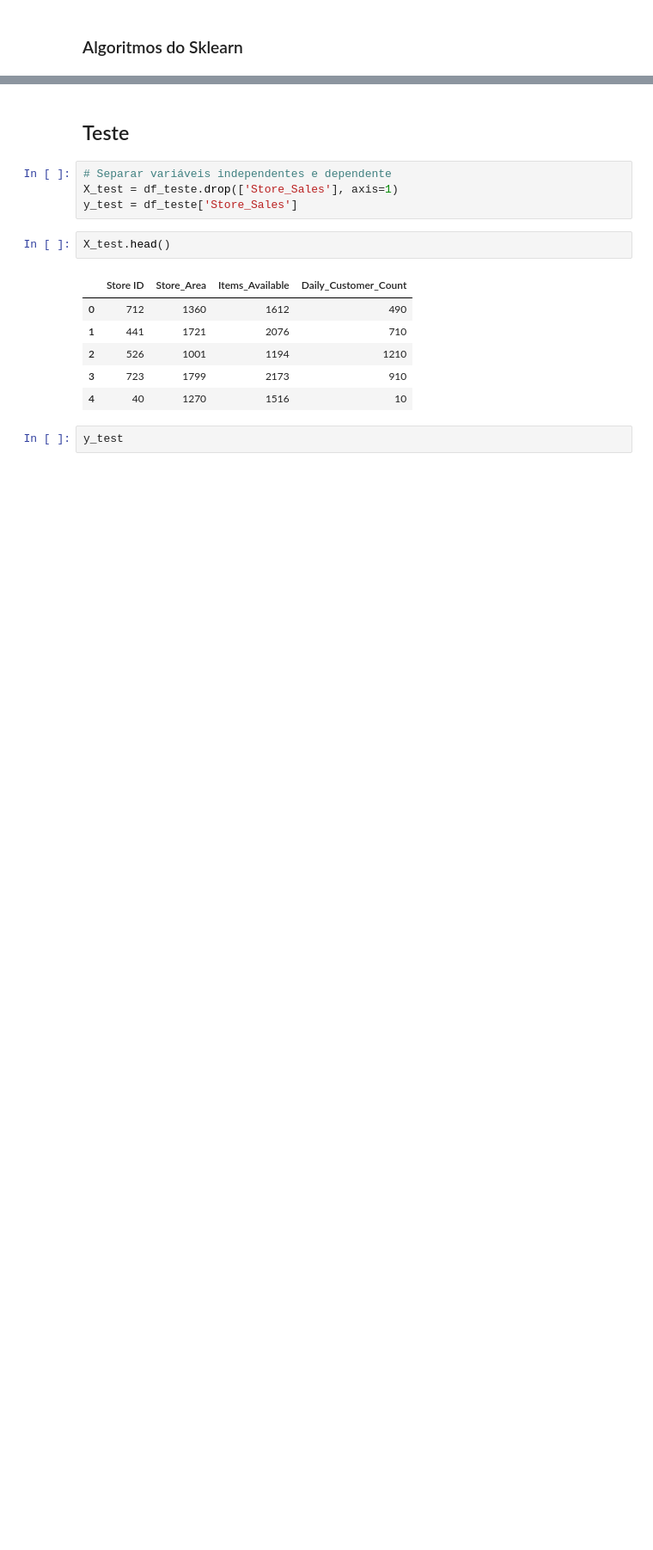
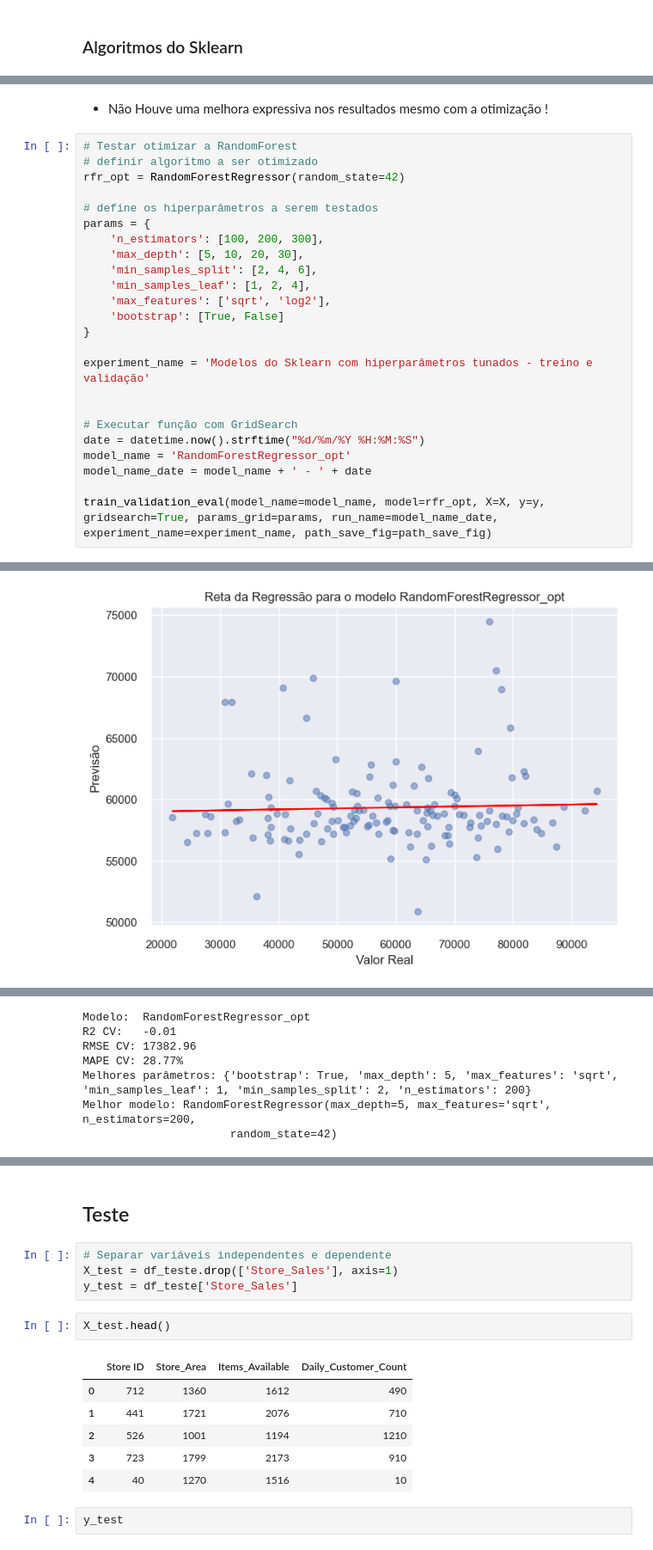
Before and after one commit to Eric-Oliveira-ds/Supermarket-store-sales-prediction, a Jupyter notebook: notebooks/Supermarket Store Sales Prediction.ipynb, the cells around one changed output, grey strips where cells are left out. Shown at 86% size. Saved outputs shown, nothing was run; the diff lists cells and outputs as text; blank space fills up the shorter version.

```diff
--- a/notebooks/Supermarket Store Sales Prediction.ipynb
+++ b/notebooks/Supermarket Store Sales Prediction.ipynb
@@ -687,0 +702,27 @@ Wall time: 5.26 s
+# %% [markdown]
+- Não Houve uma melhora expressiva nos resultados mesmo com a otimização !
+# %%
+# Testar otimizar a RandomForest
+# definir algoritmo a ser otimizado
+rfr_opt = RandomForestRegressor(random_state=42)
+
+# define os hiperparâmetros a serem testados
+params = {
+    'n_estimators': [100, 200, 300],
+    'max_depth': [5, 10, 20, 30],
+    'min_samples_split': [2, 4, 6],
+    'min_samples_leaf': [1, 2, 4],
+    'max_features': ['sqrt', 'log2'],
+    'bootstrap': [True, False]
+}
+
+experiment_name = 'Modelos do Sklearn com hiperparâmetros tunados - treino e validação'
+
+
+# Executar função com GridSearch
+date = datetime.now().strftime("%d/%m/%Y %H:%M:%S")
+model_name = 'RandomForestRegressor_opt'
+model_name_date = model_name + ' - ' + date
+
+train_validation_eval(model_name=model_name, model=rfr_opt, X=X, y=y, gridsearch=True, params_grid=params, run_name=model_name_date, experiment_name=experiment_name, path_save_fig=path_save_fig)
+# %% [output]
@@ -687,0 +746 @@ Wall time: 5.26 s
+[figure, added]
@@ -687,0 +749,7 @@ Wall time: 5.26 s
+Modelo:  RandomForestRegressor_opt
+R2 CV:   -0.01
+RMSE CV: 17382.96
+MAPE CV: 28.77%
+Melhores parâmetros: {'bootstrap': True, 'max_depth': 5, 'max_features': 'sqrt', 'min_samples_leaf': 1, 'min_samples_split': 2, 'n_estimators': 200}
+Melhor modelo: RandomForestRegressor(max_depth=5, max_features='sqrt', n_estimators=200,
+                      random_state=42)
```
Also changed, not shown: parts of 16 cells of this notebook.
